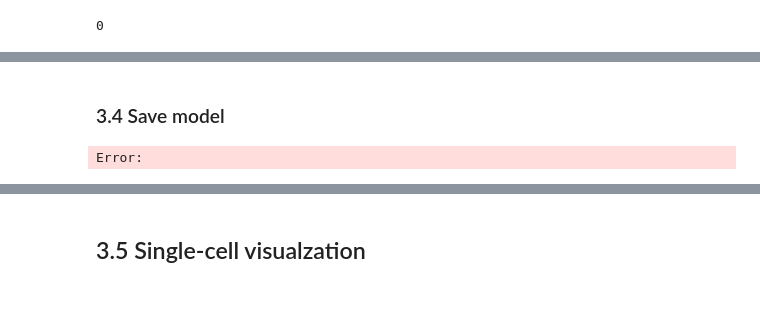
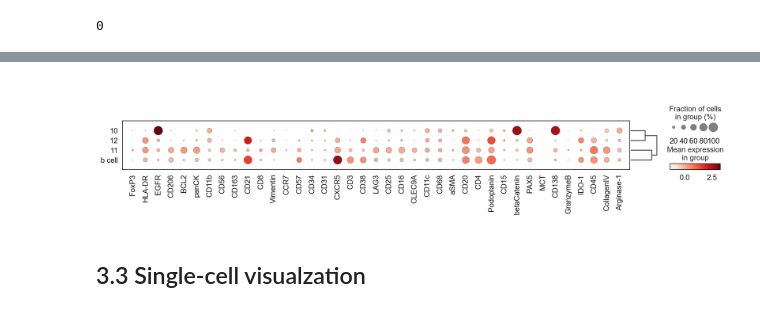
Before and after one commit to yuqiyuqitan/SPACEc, a Jupyter notebook: notebooks/3_cell_annotation_STELLAR.ipynb, the cells around one changed output, grey strips where cells are left out. Drawn from its saved outputs; the diff is of its cells as text; code cells hidden in the pictures.

```diff
--- a/notebooks/3_cell_annotation_STELLAR.ipynb
+++ b/notebooks/3_cell_annotation_STELLAR.ipynb
@@ -167,9 +124,9 @@ Error:
-# %% [markdown]
-### 3.4 Save model
-# %%
-import pickle
-filename = 'svc_model.sav'
-pickle.dump(svc, open(output_dir / filename, 'wb'))
-#adata_val.write(output_dir + "adata_nn_ml_demo_annotated.h5ad")
-# %% [output]
-Error:
+# %%
+marker_list = [
+    'FoxP3', 'HLA-DR', 'EGFR', 'CD206', 'BCL2', 'panCK', 'CD11b', 'CD56', 'CD163', 'CD21', 'CD8',
+    'Vimentin', 'CCR7', 'CD57', 'CD34', 'CD31', 'CXCR5', 'CD3', 'CD38', 'LAG3', 'CD25', 'CD16', 'CLEC9A', 'CD11c',
+    'CD68', 'aSMA', 'CD20', 'CD4','Podoplanin', 'CD15', 'betaCatenin', 'PAX5',
+    'MCT', 'CD138', 'GranzymeB', 'IDO-1', 'CD45', 'CollagenIV', 'Arginase-1']
+
+sc.pl.dotplot(adata_new, marker_list, 'stellar_pred', dendrogram = True)
+# %% [output]
@@ -176,4 +134,5 @@ Error:
+[figure, added]
 # %% [markdown]
-## 3.5 Single-cell visualzation
+## 3.3 Single-cell visualzation
 # %%
 sp.pl.catplot(
```
Also changed, not shown: parts of 17 cells of this notebook, 3 other files.
